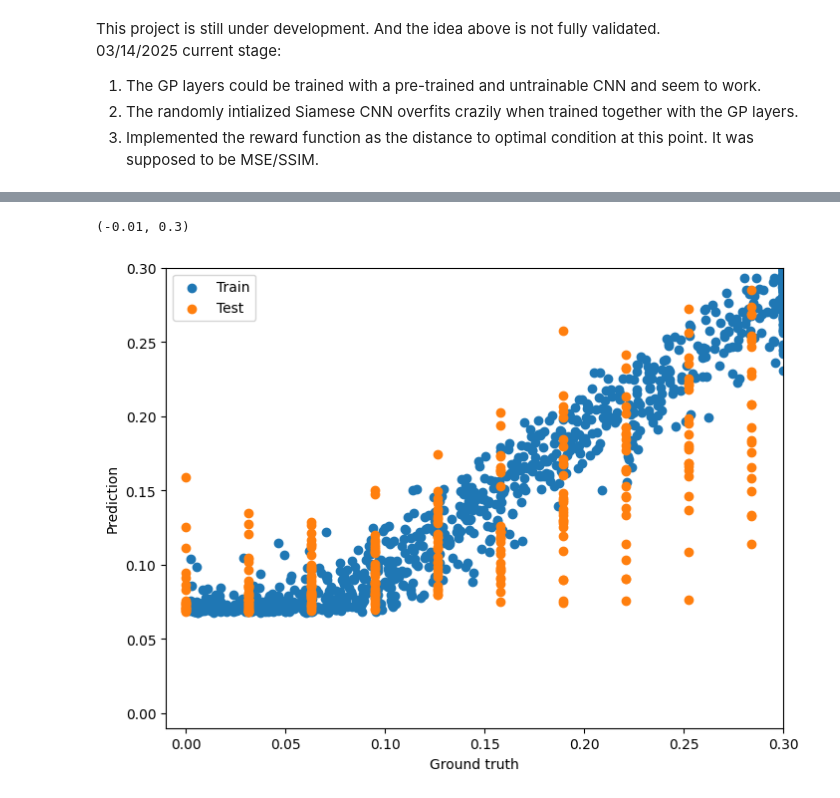
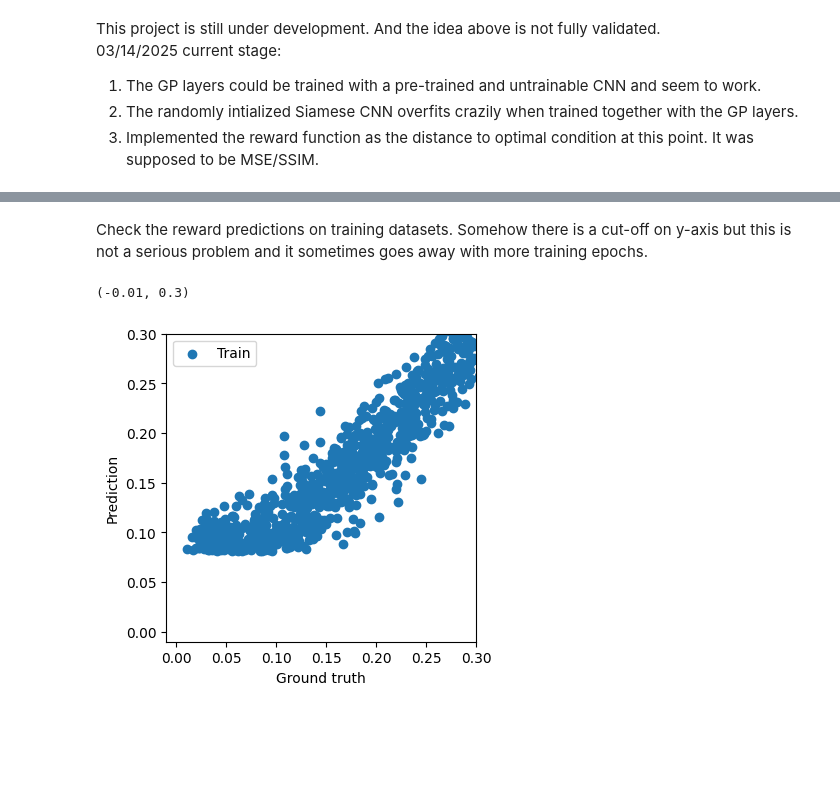
Before and after one commit to lanceyao-research/SiameseCBO, a Jupyter notebook: SiameseCBO_1D_debug.ipynb, the cells around one changed output, grey strips where cells are left out. Saved outputs shown, nothing was run; the diff lists cells and outputs as text; code cells hidden in the pictures; blank space fills up the shorter version.

```diff
--- a/SiameseCBO_1D_debug.ipynb
+++ b/SiameseCBO_1D_debug.ipynb
@@ -649,8 +578,8 @@ for i in range(1000):
     compensation = (np.random.rand(1,2)-0.5)*0.6   #Determine a random action
     output_x, output_y, (_,_) = next(printer) ##Printer reads the "compensation" globally. Let's throw away the observed images.
     actions = np.vstack([actions, compensation])
-    reward = np.abs(output_x[1])
-    rewards = np.concatenate([rewards, np.array([reward])],axis = 0)
+
+    rewards = np.concatenate([rewards, np.array([output_y])],axis = 0)
 
 actions = actions[:,1:2]
 I0s_torch = torch.from_numpy(I0s).to('cuda').float()
@@ -658,8 +587,12 @@ Is_torch = torch.from_numpy(Is).to('cuda').float()
 actions_torch = torch.from_numpy(actions).to('cuda').float()
 rewards_torch = torch.from_numpy(rewards).to('cuda').float()
 
-#CBO = SiameseCBOModel((I0s_torch, Is_torch, actions_torch), rewards_torch, Siamese = Siamese, lr_front = 1e-4, lr_rear=1e-5)
-CBO = SiameseCBOModel((I0s_torch, Is_torch, actions_torch), rewards_torch, lr_front = 1e-2, lr_rear=1e-2)
-CBO.train_gpmodel((I0s_torch, Is_torch, actions_torch), rewards_torch, num_epochs=2000, verbose = 2,valid = True, train_rear = True)  # Adjust epochs as needed
-#CBO.train_gpmodel((I0s_torch, Is_torch, actions_torch), rewards_torch, num_epochs=100, verbose = 2,valid = True, train_rear = False)  # make sure the GP does not doubt
+#Check the reward (the lower the better) assignment:
+#Data points closer to (0,0) should have a lower score.
+xx = traj+actions ## traj = randomly offset parameter, action = counter-action, adding them together gives the final location
+f,ax = plt.subplots(1)
+ax.scatter(xx[:,0], rewards)
+ax.set_xlabel('x shift after adjustment')
+ax.set_ylabel('Reward')
+ax.set_title('Reward assignment check')
 # %% [output]
@@ -700,20 +625,21 @@ ValueError: x and y must be the same size
 # %%
-# check the reward in the learned latent space z & action space a
-# looks good
-# rotates in this stupid way because I haven't fuound how to interactively adjust the 3d view in matplotlib/colab
 from IPython.display import display, clear_output
 
 mean, lower, upper, debug = CBO.predict((I0s_torch, Is_torch, actions_torch))
 pred = CBO.gpmodel.Siamese(I0s_torch.view(-1,1,28,28), Is_torch.view(-1,1,28,28)).cpu().detach().numpy()
 
-for i in range(360):
+for i in range(20):
   fig = plt.figure(figsize=(5, 5))
   ax = fig.add_subplot(projection='3d')
-  ax.scatter(pred.squeeze(), actions[:,0], mean)
-  #ax.scatter(pred.squeeze(), actions[:,0], lower)
-  #ax.scatter(pred.squeeze(), actions[:,0], upper)
-  ax.scatter(pred.squeeze(), actions[:,0], rewards,color = 'C3')
-  ax.view_init(elev=20, azim=20+5*i)
+  ax.scatter(pred.squeeze(), actions[:,0], mean, label = 'Mean')
+  ax.scatter(pred.squeeze(), actions[:,0], lower, label = 'LB', alpha = 0.1)
+  ax.scatter(pred.squeeze(), actions[:,0], upper, label = 'UB', alpha = 0.1)
+  ax.scatter(pred.squeeze(), actions[:,0], rewards,color = 'C3', label = 'GT')
+  ax.view_init(elev=20, azim=-20+5*i)
+  ax.legend()
+  ax.set_xlabel('z space')
+  ax.set_ylabel('Action')
+  ax.set_zlabel('Reward')
   plt.show()
   #break
   time.sleep(0.01)
@@ -783,18 +712,18 @@ KeyboardInterrupt:
+# %% [markdown]
+Check the reward predictions on training datasets. Somehow there is a cut-off on y-axis but this is not a serious problem and it sometimes goes away with more training epochs.
 # %%
-##Check the reward predictions on train and valid datasets
-
-f,ax = plt.subplots(1,figsize=(8, 6))
+f,ax = plt.subplots(1,figsize=(4, 4))
 
 mean, lower, upper, debug = CBO.predict((I0s_torch, Is_torch, actions_torch))
 ax.scatter(rewards,mean, label='Train')
 
 mean, lower, upper, debug = CBO.predict((x0_test_torch, x1_test_torch, x2_test_torch))
-ax.scatter(test_GT,mean, label='Test')
+#ax.scatter(test_GT,mean, label='Test')
 ax.set_xlabel('Ground truth')
 ax.set_ylabel('Prediction')
 ax.legend()
 ax.set_xlim(-0.01,0.3)
 ax.set_ylim(-0.01,0.3)
 # %% [output]
 (-0.01, 0.3)
-[figure, old version]
+[figure, new version]
```
Also changed, not shown: parts of 21 cells of this notebook.
